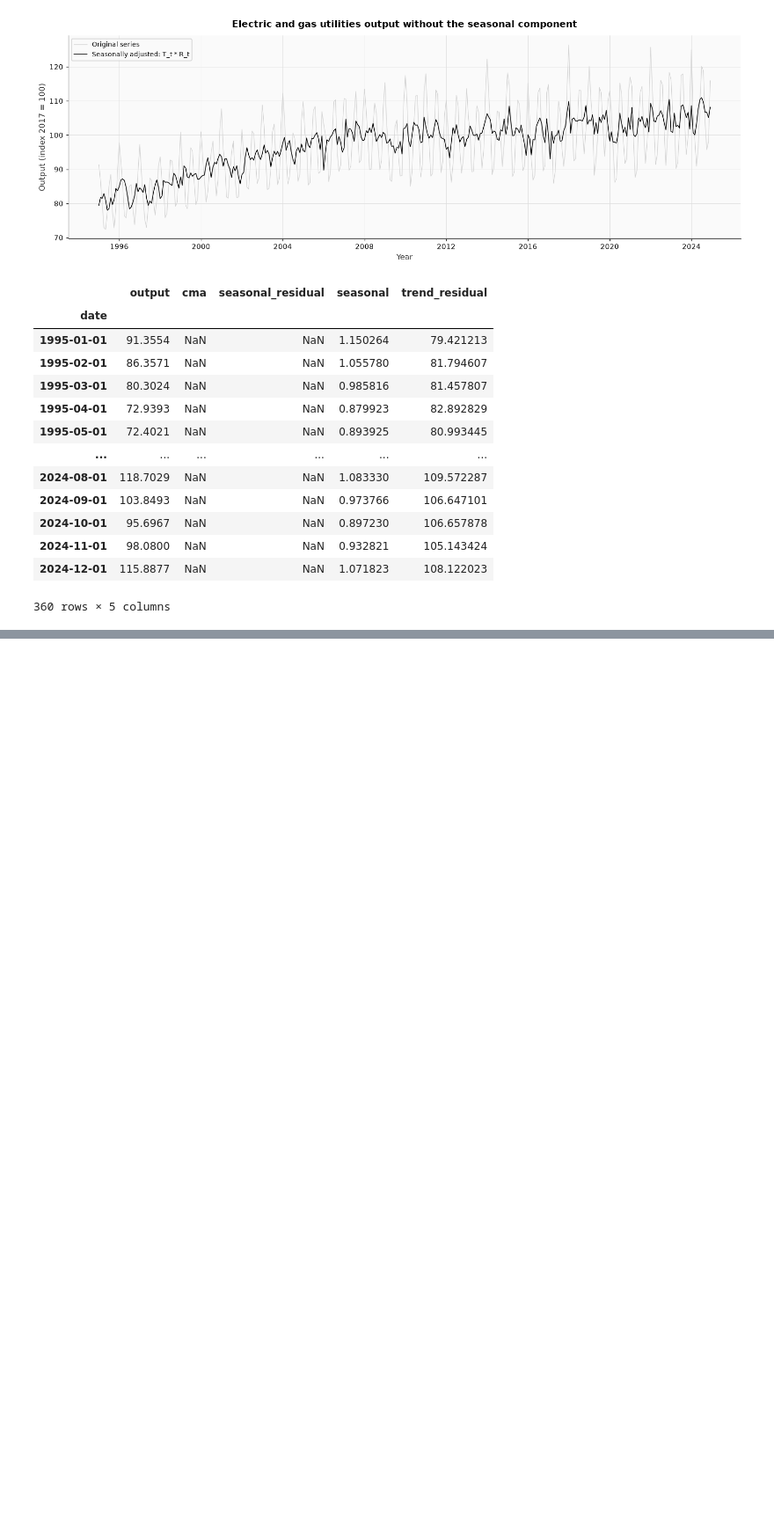
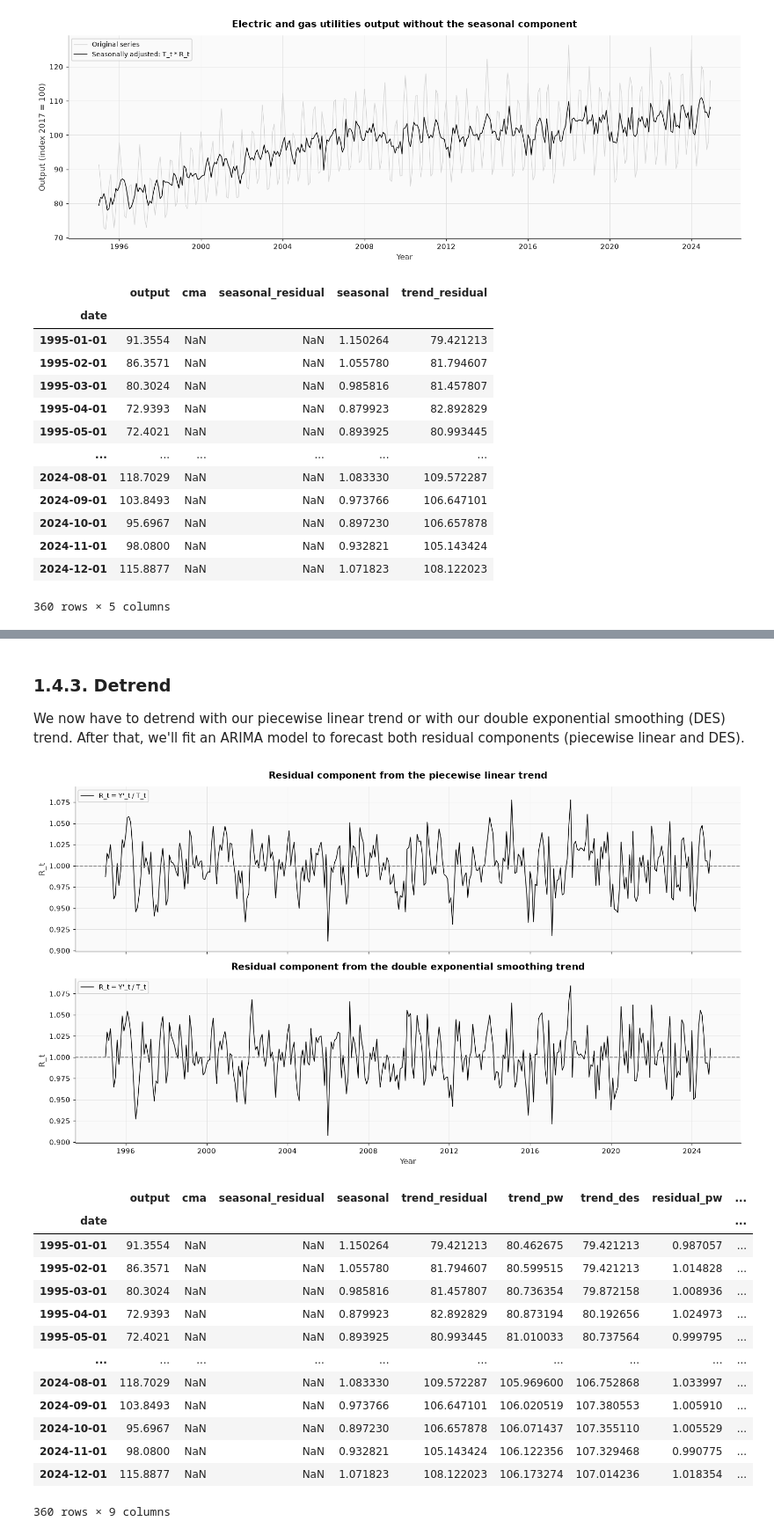
Before and after one commit to loop-enjoyer/TSA_Project, a Jupyter notebook: TSA-Project - Tanguy MANDRILLON.ipynb, the cells around one changed output, grey strips where cells are left out. Shown at 88% size. Cells and saved outputs as stored; diff of their text form; code cells hidden in the pictures; blank space fills up the shorter version.

```diff
--- a/TSA-Project - Tanguy MANDRILLON.ipynb
+++ b/TSA-Project - Tanguy MANDRILLON.ipynb
@@ -533,0 +721,43 @@ df_train
+# %% [markdown]
+### 1.4.3. Detrend
+We now have to detrend with our piecewise linear trend or with our double exponential smoothing (DES) trend. After that, we'll fit an ARIMA model to forecast both residual components (piecewise linear and DES).
+# %%
+# Multiplicative model: Y'_t / T_t = (T_t * R_t) / T_t = R_t
+# One residual component per trend estimate (piecewise linear and double exponential smoothing)
+df_train = df_train.assign(
+    residual_pw=df_train["trend_residual"] / df_train["trend_pw"],
+    residual_des=df_train["trend_residual"] / df_train["trend_des"],
+)
+
+fig, axes = plt.subplots(2, 1, figsize=(14, 8), sharex=True, sharey=True)
+residuals = [
+    (axes[0], "residual_pw", "Residual component from the piecewise linear trend"),
+    (axes[1], "residual_des", "Residual component from the double exponential smoothing trend"),
+]
+for ax, col, title in residuals:
+    ax.plot(df_train.index, df_train[col], color="black", linewidth=1, label="R_t = Y'_t / T_t")
+    ax.axhline(1, color="grey", linestyle="--")
+    ax.set_title(title)
+    ax.set_ylabel("R_t")
+    ax.legend(loc="upper left")
+axes[1].set_xlabel("Year")
+plt.tight_layout()
+plt.show()
+
+df_train
+# %% [output]
+[figure, added]
+|  | output | cma | seasonal_residual | seasonal | trend_residual | trend_pw | trend_des | residual_pw | ... |
+| date |  |  |  |  |  |  |  |  | ... |
+| 1995-01-01 | 91.3554 | NaN | NaN | 1.150264 | 79.421213 | 80.462675 | 79.421213 | 0.987057 | ... |
+| 1995-02-01 | 86.3571 | NaN | NaN | 1.055780 | 81.794607 | 80.599515 | 79.421213 | 1.014828 | ... |
+| 1995-03-01 | 80.3024 | NaN | NaN | 0.985816 | 81.457807 | 80.736354 | 79.872158 | 1.008936 | ... |
+| 1995-04-01 | 72.9393 | NaN | NaN | 0.879923 | 82.892829 | 80.873194 | 80.192656 | 1.024973 | ... |
+| 1995-05-01 | 72.4021 | NaN | NaN | 0.893925 | 80.993445 | 81.010033 | 80.737564 | 0.999795 | ... |
+| ... | ... | ... | ... | ... | ... | ... | ... | ... | ... |
+| 2024-08-01 | 118.7029 | NaN | NaN | 1.083330 | 109.572287 | 105.969600 | 106.752868 | 1.033997 | ... |
+| 2024-09-01 | 103.8493 | NaN | NaN | 0.973766 | 106.647101 | 106.020519 | 107.380553 | 1.005910 | ... |
+| 2024-10-01 | 95.6967 | NaN | NaN | 0.897230 | 106.657878 | 106.071437 | 107.355110 | 1.005529 | ... |
+| 2024-11-01 | 98.0800 | NaN | NaN | 0.932821 | 105.143424 | 106.122356 | 107.329468 | 0.990775 | ... |
+| 2024-12-01 | 115.8877 | NaN | NaN | 1.071823 | 108.122023 | 106.173274 | 107.014236 | 1.018354 | ... |
+360 rows × 9 columns
```
Also changed, not shown: parts of 8 cells of this notebook.
